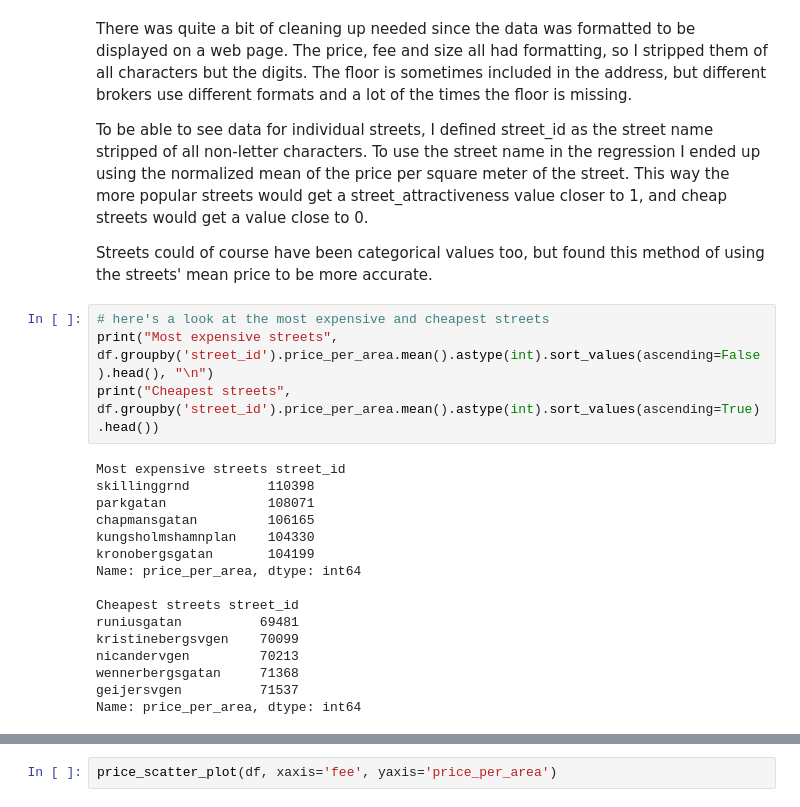
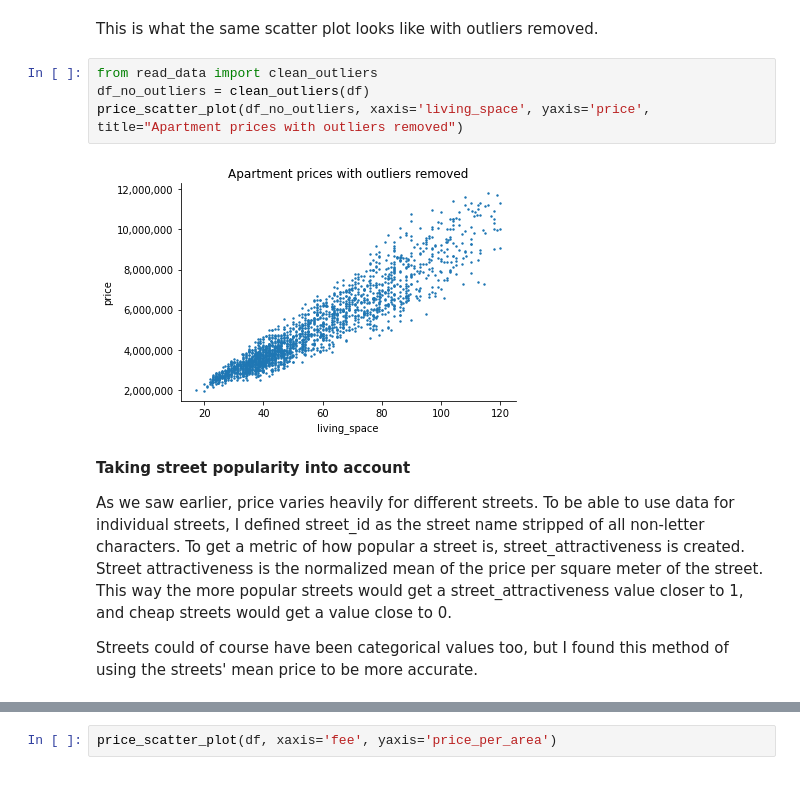
Before and after one commit to sylten/kungsholmen-vs-covid, a Jupyter notebook: kungsholmen-vs-covid.ipynb, the cells around one changed output, grey strips where cells are left out. Saved outputs shown, nothing was run; the diff lists cells and outputs as text.

```diff
--- a/kungsholmen-vs-covid.ipynb
+++ b/kungsholmen-vs-covid.ipynb
@@ -33,26 +113,14 @@ print(df.head())
+# %% [markdown]
+This is what the same scatter plot looks like with outliers removed.
+# %%
+from read_data import clean_outliers
+df_no_outliers = clean_outliers(df)
+price_scatter_plot(df_no_outliers, xaxis='living_space', yaxis='price', title="Apartment prices with outliers removed")
+# %% [output]
+[figure, added]
 # %% [markdown]
-There was quite a bit of cleaning up needed since the data was formatted to be displayed on a web page. The price, fee and size all had formatting, so I stripped them of all characters but the digits. The floor is sometimes included in the address, but different brokers use different formats and a lot of the times the floor is missing.
+**Taking street popularity into account**
 
-To be able to see data for individual streets, I defined street_id as the street name stripped of all non-letter characters. To use the street name in the regression I ended up using the normalized mean of the price per square meter of the street. This way the more popular streets would get a street_attractiveness value closer to 1, and cheap streets would get a value close to 0.
+As we saw earlier, price varies heavily for different streets. To be able to use data for individual streets, I defined street_id as the street name stripped of all non-letter characters. To get a metric of how popular a street is, street_attractiveness is created. Street attractiveness is the normalized mean of the price per square meter of the street. This way the more popular streets would get a street_attractiveness value closer to 1, and cheap streets would get a value close to 0.
 
-Streets could of course have been categorical values too, but found this method of using the streets' mean price to be more accurate.
+Streets could of course have been categorical values too, but I found this method of using the streets' mean price to be more accurate.
-# %%
-# here's a look at the most expensive and cheapest streets
-print("Most expensive streets", df.groupby('street_id').price_per_area.mean().astype(int).sort_values(ascending=False).head(), "\n")
-print("Cheapest streets", df.groupby('street_id').price_per_area.mean().astype(int).sort_values(ascending=True).head())
-# %% [output]
-Most expensive streets street_id
-skillinggrnd          110398
-parkgatan             108071
-chapmansgatan         106165
-kungsholmshamnplan    104330
-kronobergsgatan       104199
-Name: price_per_area, dtype: int64
-
-Cheapest streets street_id
-runiusgatan          69481
-kristinebergsvgen    70099
-nicandervgen         70213
-wennerbergsgatan     71368
-geijersvgen          71537
-Name: price_per_area, dtype: int64
```
Also changed, not shown: parts of 45 cells of this notebook, 6 other files.
